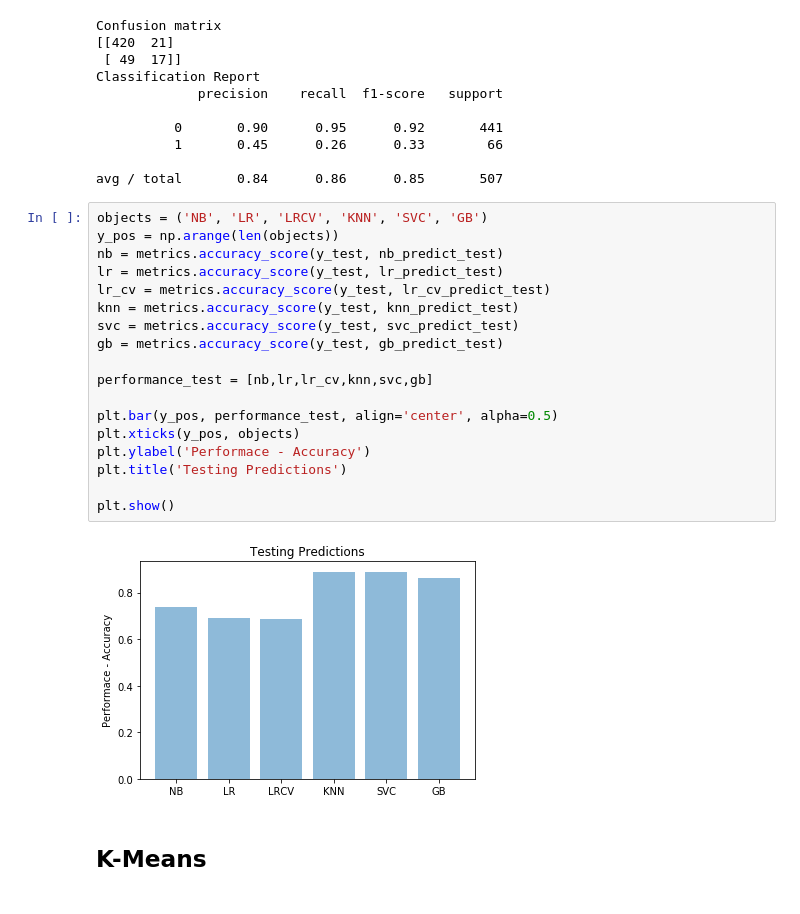
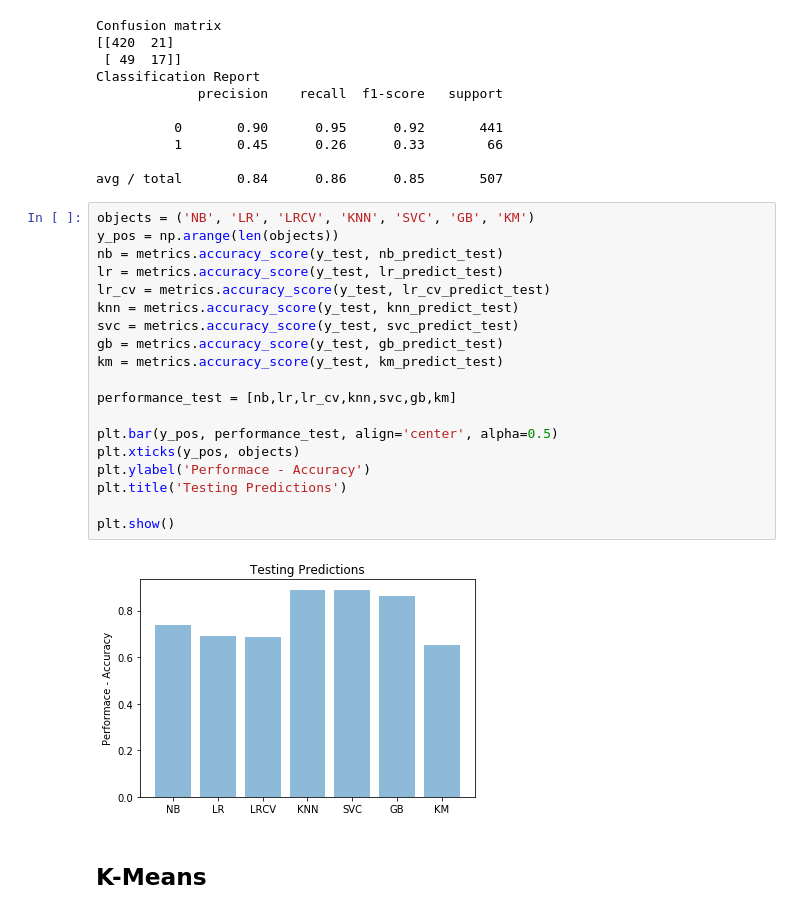
Before and after one commit to sachinkumarjain/ML-Predict-COPD, a Jupyter notebook: ML_FlareUpPredition.ipynb, the cells around one changed output. Drawn from its saved outputs; the diff is of its cells as text.

```diff
--- a/ML_FlareUpPredition.ipynb
+++ b/ML_FlareUpPredition.ipynb
@@ -432,25 +432,26 @@ Classification Report
 
 avg / total       0.84      0.86      0.85       507
 # %%
-objects = ('NB', 'LR', 'LRCV', 'KNN', 'SVC', 'GB')
+objects = ('NB', 'LR', 'LRCV', 'KNN', 'SVC', 'GB', 'KM')
 y_pos = np.arange(len(objects))
 nb = metrics.accuracy_score(y_test, nb_predict_test)
 lr = metrics.accuracy_score(y_test, lr_predict_test)
 lr_cv = metrics.accuracy_score(y_test, lr_cv_predict_test)
 knn = metrics.accuracy_score(y_test, knn_predict_test)
 svc = metrics.accuracy_score(y_test, svc_predict_test)
 gb = metrics.accuracy_score(y_test, gb_predict_test)
+km = metrics.accuracy_score(y_test, km_predict_test)
 
-performance_test = [nb,lr,lr_cv,knn,svc,gb]
+performance_test = [nb,lr,lr_cv,knn,svc,gb,km]
 
 plt.bar(y_pos, performance_test, align='center', alpha=0.5)
 plt.xticks(y_pos, objects)
 plt.ylabel('Performace - Accuracy')
 plt.title('Testing Predictions')
 
 plt.show()
 # %% [output]
-[figure, old version]
+[figure, new version]
 # %% [markdown]
 ## K-Means
 # %%
```
Also changed, not shown: parts of 3 cells of this notebook.
